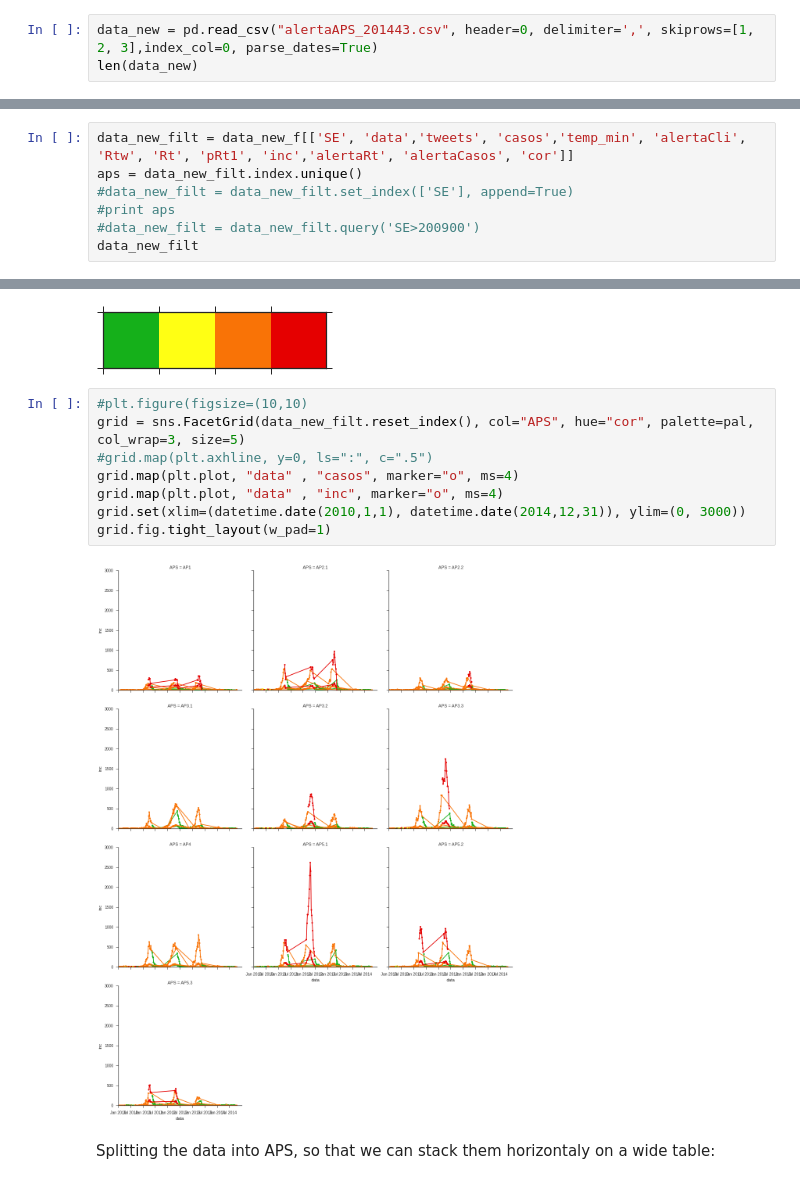
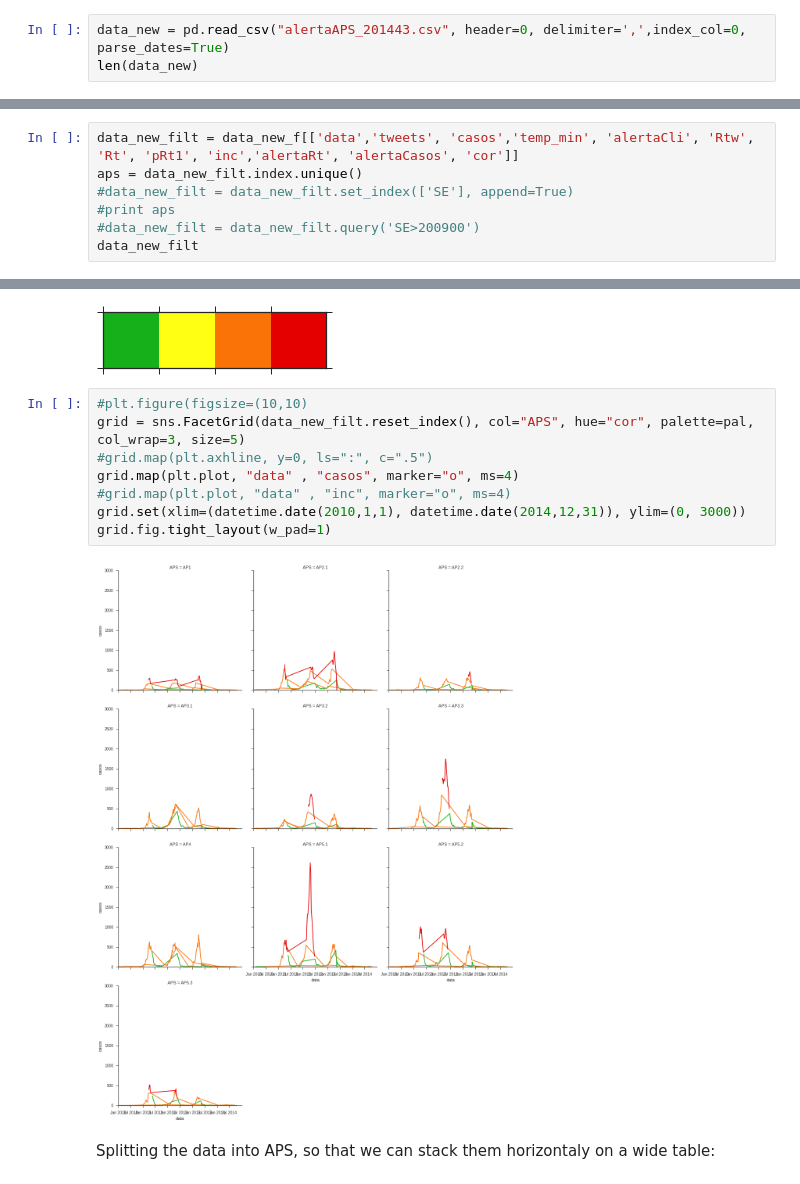
Before and after one commit to AlertaDengue/AlertaDengueAnalise, a Jupyter notebook: ML Approach/Deep Belief in Dengue.ipynb, the cells around one changed output, grey strips where cells are left out. Saved outputs shown, nothing was run; the diff lists cells and outputs as text.

```diff
--- a/ML Approach/Deep Belief in Dengue.ipynb
+++ b/ML Approach/Deep Belief in Dengue.ipynb
@@ -21,6 +21,6 @@ data = pd.read_csv("data_Rt_dengue_big.csv", header=0, delimiter=',', skiprows=[
 # %% [markdown]
 ##Data from 2009-2014 by APS
 # %%
-data_new = pd.read_csv("alertaAPS_201443.csv", header=0, delimiter=',', skiprows=[1, 2, 3],index_col=0, parse_dates=True)
+data_new = pd.read_csv("alertaAPS_201443.csv", header=0, delimiter=',',index_col=0, parse_dates=True)
 len(data_new)
 # %% [output]
@@ -86,7 +86,7 @@ Index([u'SE', u'data', u'tweets', u'estacao', u'casos', u'casosm', u'temp_min',
 # %% [markdown]
 Let's retain only the columns  we need, remove the dates before 2009 and extract APS names for later use:
 # %%
-data_new_filt = data_new_f[['SE', 'data','tweets', 'casos','temp_min', 'alertaCli', 'Rtw', 'Rt', 'pRt1', 'inc','alertaRt', 'alertaCasos', 'cor']]
+data_new_filt = data_new_f[['data','tweets', 'casos','temp_min', 'alertaCli', 'Rtw', 'Rt', 'pRt1', 'inc','alertaRt', 'alertaCasos', 'cor']]
 aps = data_new_filt.index.unique()
 #data_new_filt = data_new_filt.set_index(['SE'], append=True)
 #print aps
@@ -185,13 +188,13 @@ pal[0]
 # %%
 #plt.figure(figsize=(10,10)
 grid = sns.FacetGrid(data_new_filt.reset_index(), col="APS", hue="cor", palette=pal, col_wrap=3, size=5)
 #grid.map(plt.axhline, y=0, ls=":", c=".5")
 grid.map(plt.plot, "data" , "casos", marker="o", ms=4)
-grid.map(plt.plot, "data" , "inc", marker="o", ms=4)
+#grid.map(plt.plot, "data" , "inc", marker="o", ms=4)
 grid.set(xlim=(datetime.date(2010,1,1), datetime.date(2014,12,31)), ylim=(0, 3000))
 grid.fig.tight_layout(w_pad=1)
 # %% [output]
-[figure, old version]
+[figure, new version]
 # %% [markdown]
 Splitting the data into APS, so that we can stack them horizontaly on a wide table:
 # %%
```
Also changed, not shown: parts of 24 cells of this notebook.
